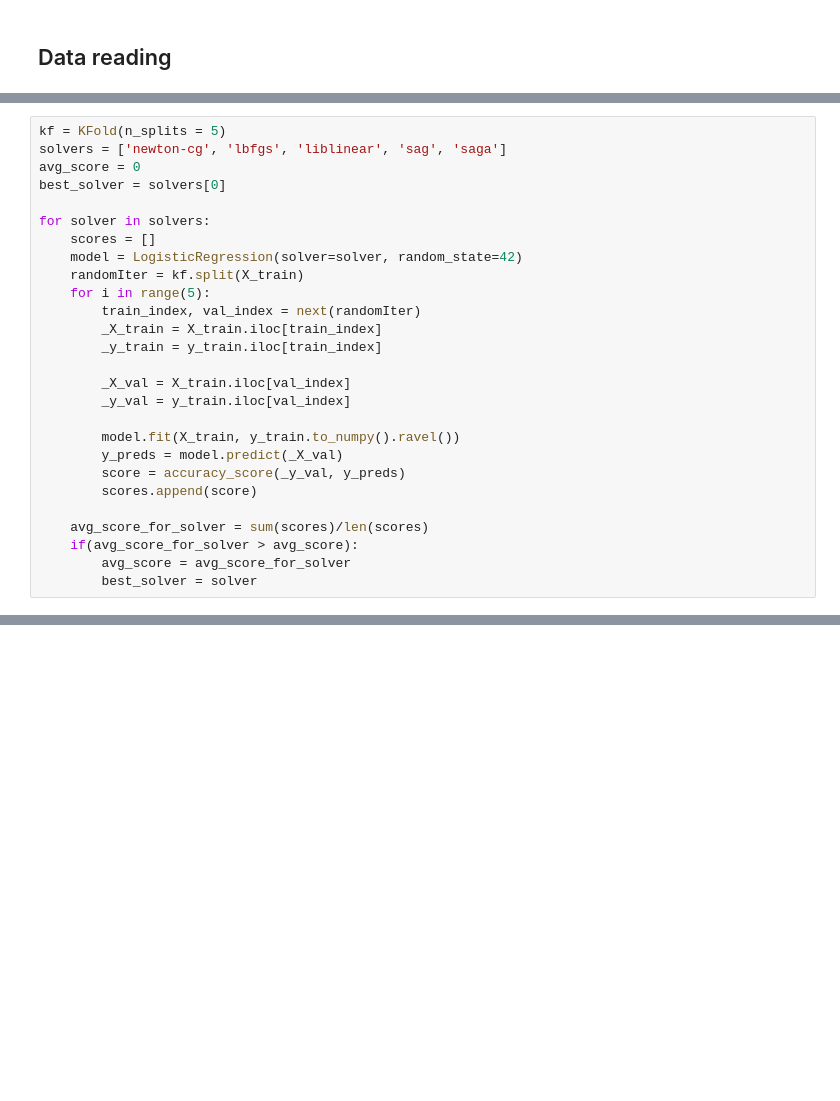
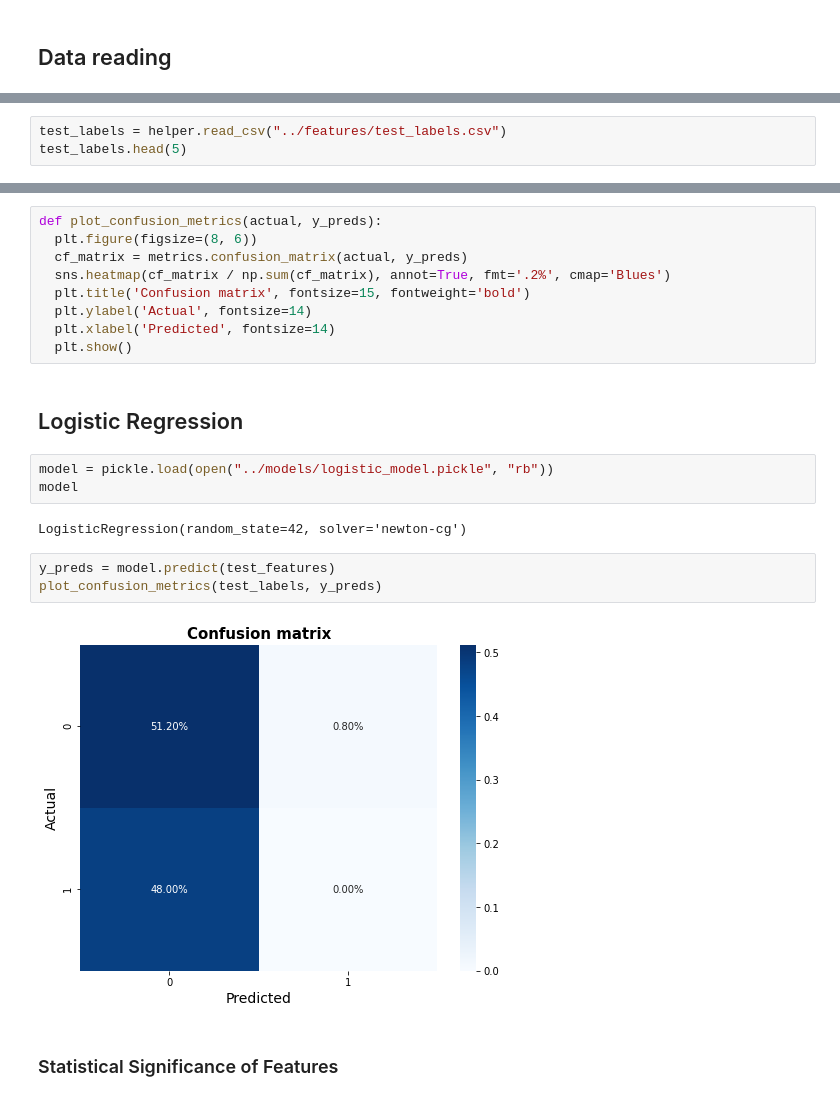
Before and after one commit to eandualem/abtest-mlops, a Jupyter notebook: notebooks/ml-ab-testing.ipynb, the cells around one changed output, grey strips where cells are left out. Drawn from its saved outputs; the diff is of its cells as text; blank space fills up the shorter version.

```diff
--- a/notebooks/ml-ab-testing.ipynb
+++ b/notebooks/ml-ab-testing.ipynb
@@ -64,27 +45,0 @@ from sklearn.metrics import accuracy_score
-# %%
-kf = KFold(n_splits = 5)
-solvers = ['newton-cg', 'lbfgs', 'liblinear', 'sag', 'saga']
-avg_score = 0
-best_solver = solvers[0]
-
-for solver in solvers:
-    scores = []
-    model = LogisticRegression(solver=solver, random_state=42)
-    randomIter = kf.split(X_train)
-    for i in range(5):
-        train_index, val_index = next(randomIter)
-        _X_train = X_train.iloc[train_index]
-        _y_train = y_train.iloc[train_index]
-
-        _X_val = X_train.iloc[val_index]
-        _y_val = y_train.iloc[val_index]
-
-        model.fit(X_train, y_train.to_numpy().ravel())
-        y_preds = model.predict(_X_val)
-        score = accuracy_score(_y_val, y_preds)
-        scores.append(score)
-
-    avg_score_for_solver = sum(scores)/len(scores)
-    if(avg_score_for_solver > avg_score):
-        avg_score = avg_score_for_solver
-        best_solver = solver
@@ -147,0 +46,3 @@ xgboost??
+# %%
+test_labels = helper.read_csv("../features/test_labels.csv")
+test_labels.head(5)
@@ -147,0 +75,23 @@ xgboost??
+# %%
+def plot_confusion_metrics(actual, y_preds):
+  plt.figure(figsize=(8, 6))
+  cf_matrix = metrics.confusion_matrix(actual, y_preds)
+  sns.heatmap(cf_matrix / np.sum(cf_matrix), annot=True, fmt='.2%', cmap='Blues')
+  plt.title('Confusion matrix', fontsize=15, fontweight='bold')
+  plt.ylabel('Actual', fontsize=14)
+  plt.xlabel('Predicted', fontsize=14)
+  plt.show()
+# %% [markdown]
+## Logistic Regression
+# %%
+model = pickle.load(open("../models/logistic_model.pickle", "rb"))
+model
+# %% [output]
+LogisticRegression(random_state=42, solver='newton-cg')
+# %%
+y_preds = model.predict(test_features)
+plot_confusion_metrics(test_labels, y_preds)
+# %% [output]
+[figure, added]
+# %% [markdown]
+### Statistical Significance of Features
```
Also changed, not shown: parts of 30 cells of this notebook, 10 other files.
